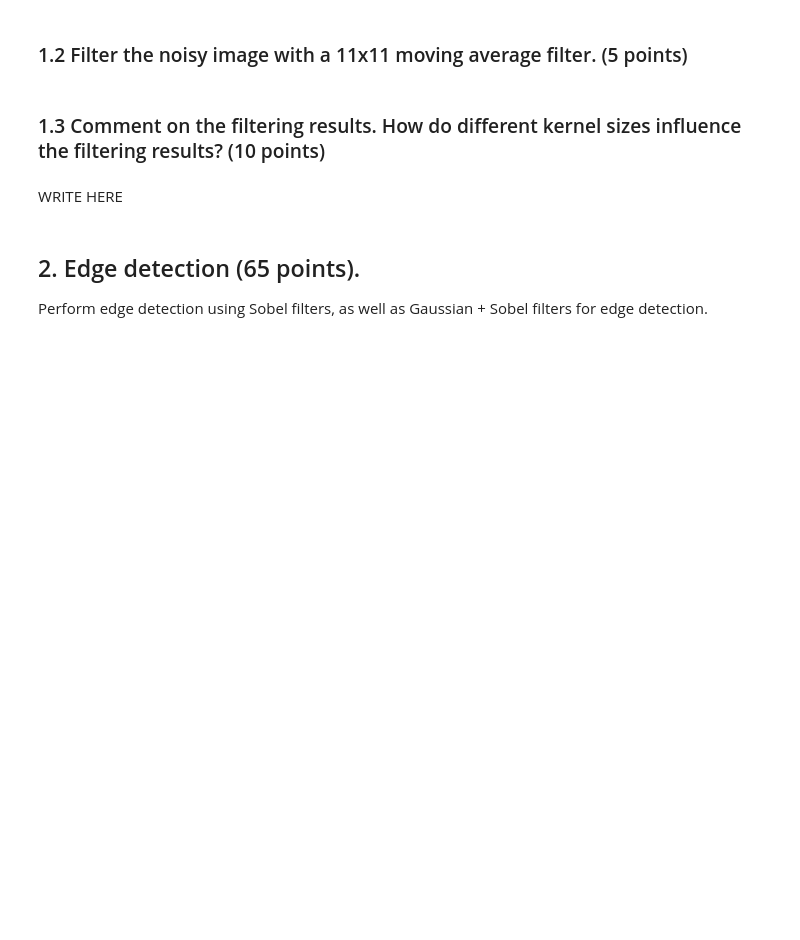
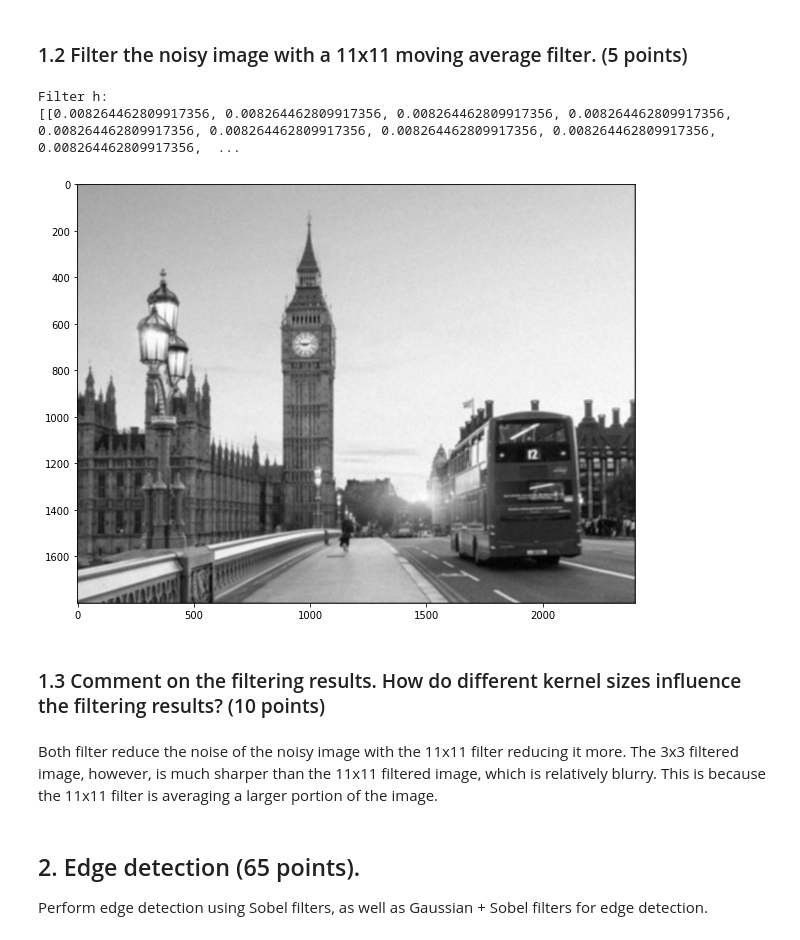
Before and after one commit to olly-larkin/Computer_Vision_2021, a Jupyter notebook: coursework_01/coursework_01.ipynb, the cells around one changed output. Cells and saved outputs as stored; diff of their text form; code cells hidden in the pictures; blank space fills up the shorter version.

```diff
--- a/coursework_01/coursework_01.ipynb
+++ b/coursework_01/coursework_01.ipynb
@@ -67,22 +76,26 @@ plt.gcf().set_size_inches(10, 8)
 ### 1.2 Filter the noisy image with a 11x11 moving average filter. (5 points)
 # %%
 # Design the filter h
-h = ...
+h = [[1.0/121.0 for i in range(11)] for j in range(11)]
 
 # Convolve the corrupted image with h using scipy.signal.convolve2d function
-image_filtered = ...
+image_filtered = scipy.signal.convolve2d(image_noisy, h, mode="same")
 
 # Print the filter (provided)
 print('Filter h:')
 print(h)
 
 # Display the filtering result (provided)
 plt.imshow(image_filtered, cmap='gray')
 plt.gcf().set_size_inches(10, 8)
+# %% [output]
+Filter h:
+[[0.008264462809917356, 0.008264462809917356, 0.008264462809917356, 0.008264462809917356, 0.008264462809917356, 0.008264462809917356, 0.008264462809917356, 0.008264462809917356, 0.008264462809917356,  ...
+[figure, added]
 # %% [markdown]
 ### 1.3 Comment on the filtering results. How do different kernel sizes influence the filtering results? (10 points)
-# %% [markdown]
-WRITE HERE
+# %% [markdown]
+Both filter reduce the noise of the noisy image with the 11x11 filter reducing it more. The 3x3 filtered image, however, is much sharper than the 11x11 filtered image, which is relatively blurry. This is because the 11x11 filter is averaging a larger portion of the image.
 # %% [markdown]
 ## 2. Edge detection (65 points).
 
```
Also changed, not shown: parts of 13 cells of this notebook, 1 other file.
